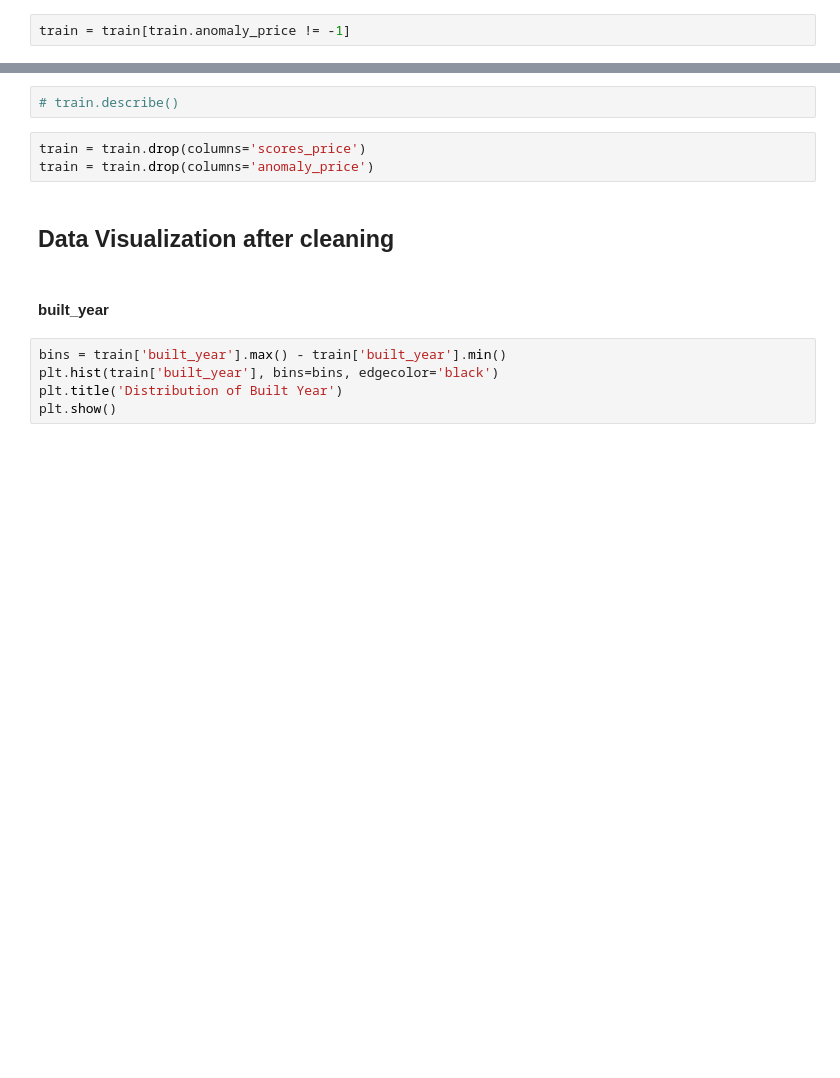
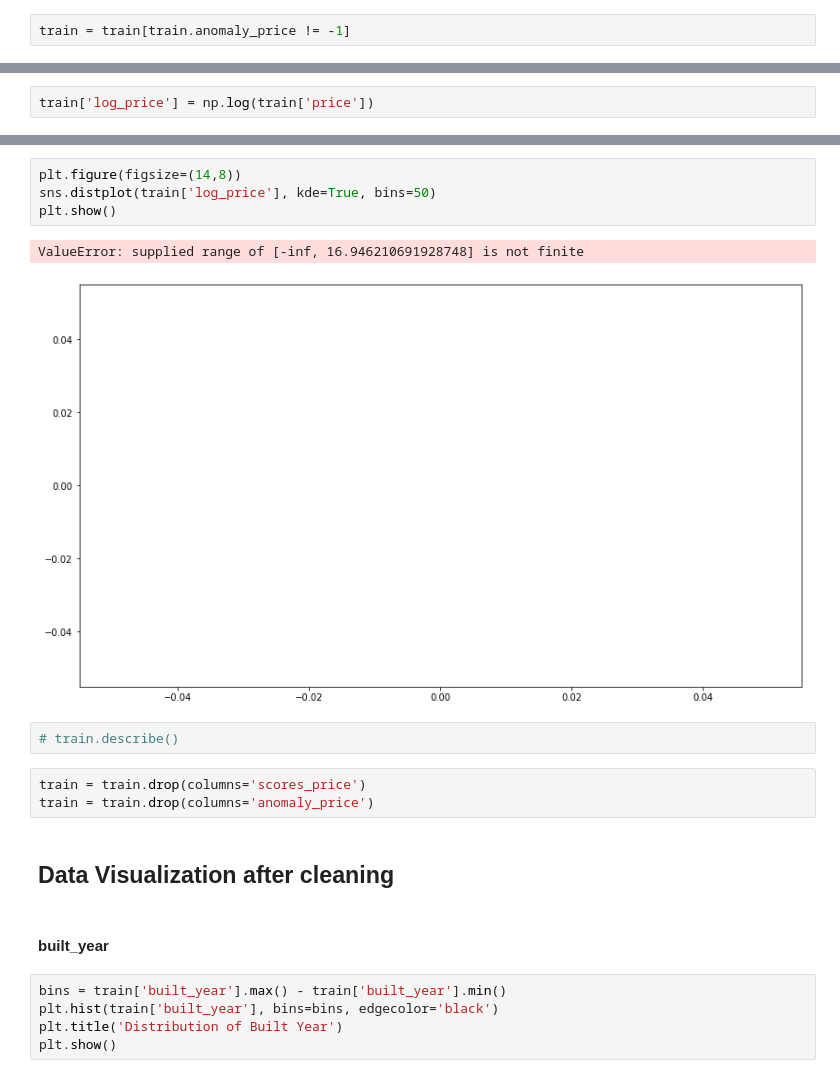
Before and after one commit to ryanchwong/is5126, a Jupyter notebook: nandar-soe.ipynb, the cells around one changed output, grey strips where cells are left out. Cells and saved outputs as stored; diff of their text form; blank space fills up the shorter version.

```diff
--- a/nandar-soe.ipynb
+++ b/nandar-soe.ipynb
@@ -590,0 +605,2 @@ res = stats.probplot(train['price'],plot = plt)
+# %%
+train['log_price'] = np.log(train['price'])
@@ -591,3 +624,10 @@ res = stats.probplot(train['price'],plot = plt)
+# %%
+plt.figure(figsize=(14,8))
+sns.distplot(train['log_price'], kde=True, bins=50)
+plt.show()
+# %% [output]
+ValueError: supplied range of [-inf, 16.946210691928748] is not finite
+[figure, added]
 # %%
 # train.describe()
 # %%
```
Also changed, not shown: parts of 20 cells of this notebook.
